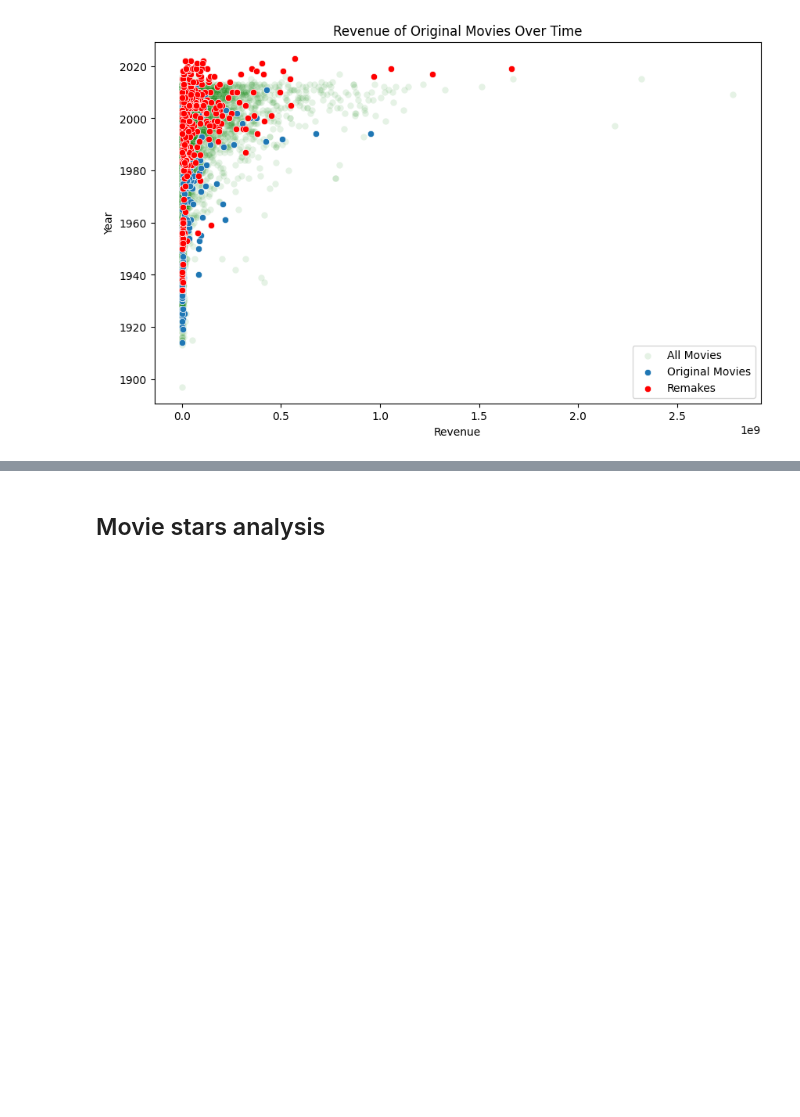
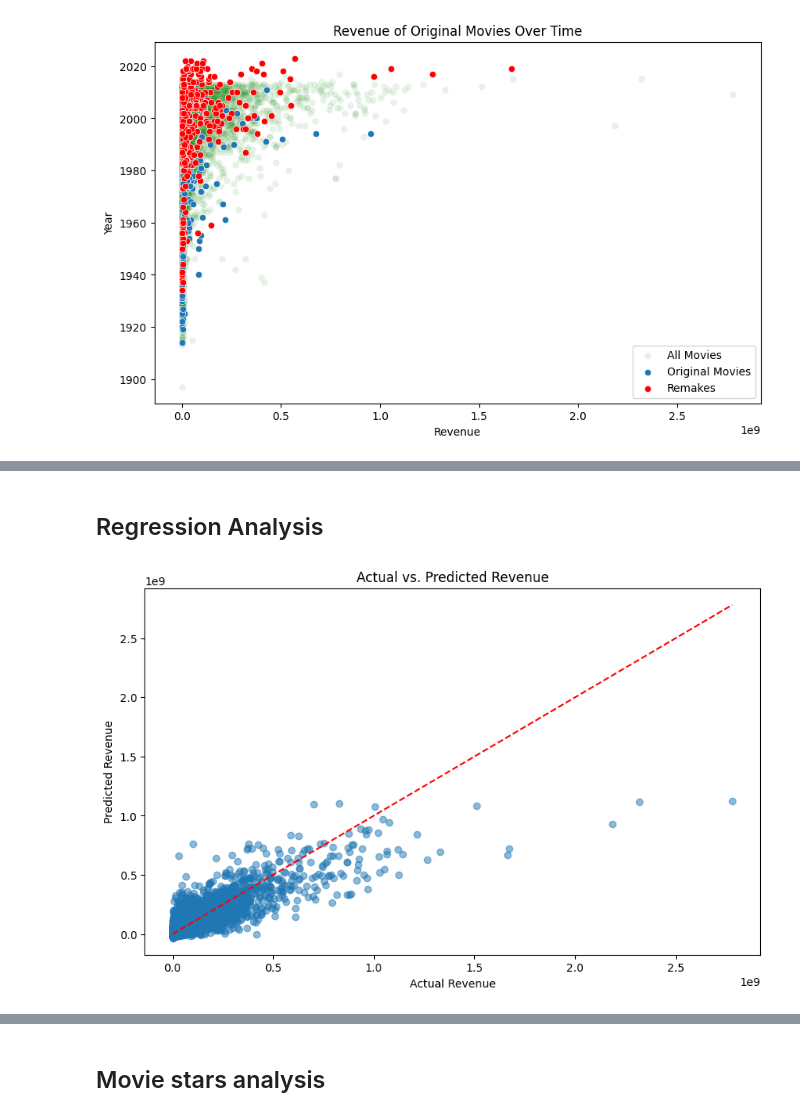
Before and after one commit to epfl-ada/ada-2024-project-madayam, a Jupyter notebook: src/main.ipynb, the cells around one changed output, grey strips where cells are left out. Cells and saved outputs as stored; diff of their text form; code cells hidden in the pictures; blank space fills up the shorter version.

```diff
--- a/src/main.ipynb
+++ b/src/main.ipynb
@@ -182,0 +173,39 @@ plt.show()
+# %% [markdown]
+## Regression Analysis
+# %%
+df_movies["remakes_bool"] = 0
+df_movies["remakes_bool"] = df_movies["remakes_bool"].astype(float)
+df_movies.loc[df_movies["wikidata_id"].isin(original_movies_wikidata), "remakes_bool"] = 1
+
+df_movies_regression = df_movies[["movie_revenue", "remakes_bool", "vote_average", "vote_count", "runtime", "budget", "popularity"]].dropna()
+# %%
+from sklearn.preprocessing import StandardScaler
+from sklearn.linear_model import LinearRegression
+from sklearn.metrics import mean_squared_error
+
+scaler = StandardScaler()
+
+X = df_movies_regression.drop(columns=["movie_revenue"])
+y = df_movies_regression["movie_revenue"]
+
+X_scaled = scaler.fit_transform(X)
+
+regressor = LinearRegression()
+regressor.fit(X_scaled, y)
+
+y_pred = regressor.predict(X_scaled)
+
+mse = mean_squared_error(y, y_pred)
+r_squared = regressor.score(X_scaled, y)
+
+# plot the predicted vs actual revenue
+
+plt.figure(figsize=(10, 6))
+plt.scatter(y, y_pred, alpha=0.5)
+plt.plot([y.min(), y.max()], [y.min(), y.max()], color="red", linestyle="--")
+plt.xlabel("Actual Revenue")
+plt.ylabel("Predicted Revenue")
+plt.title("Actual vs. Predicted Revenue")
+plt.show()
+# %% [output]
+[figure, added]
```
Also changed, not shown: parts of 22 cells of this notebook.
